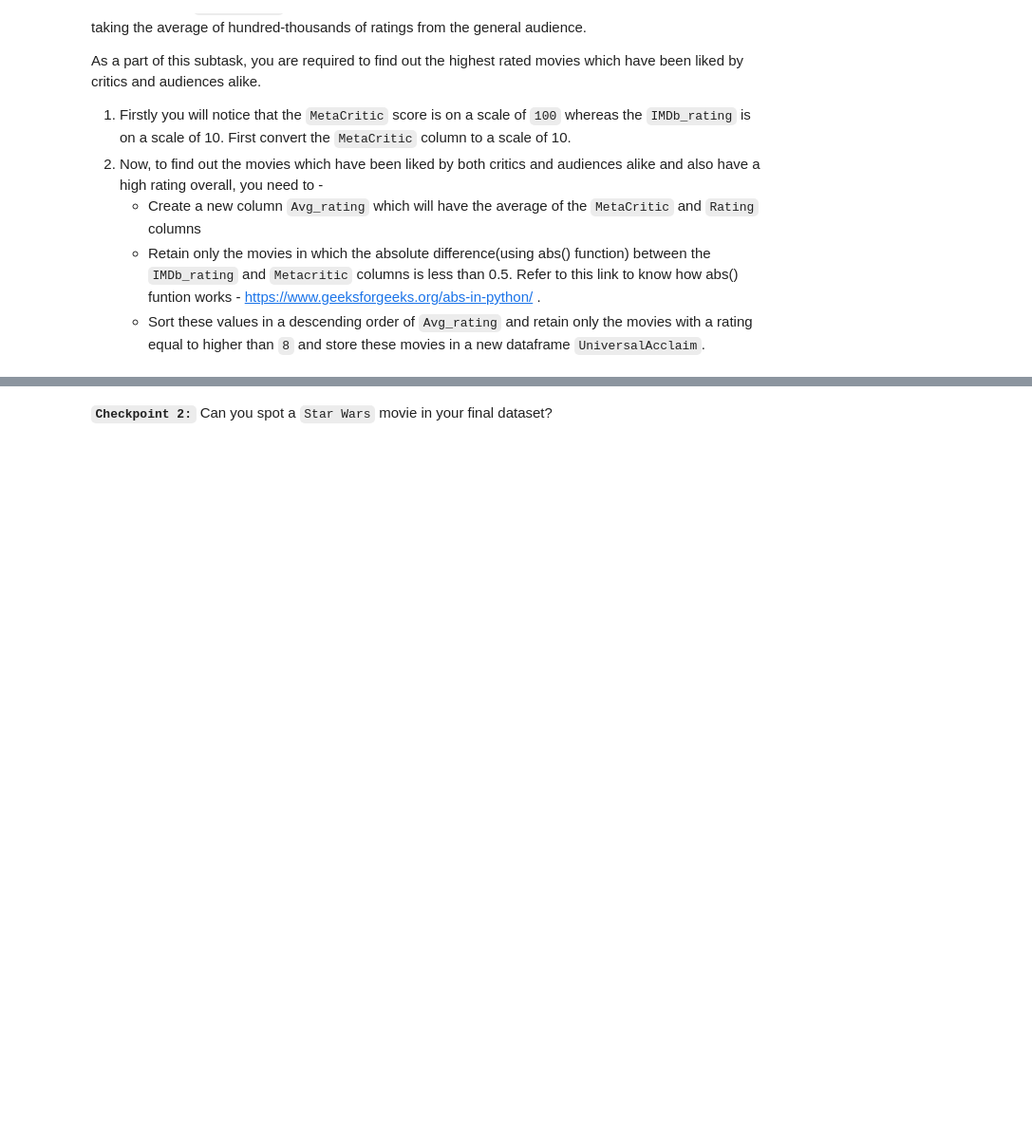
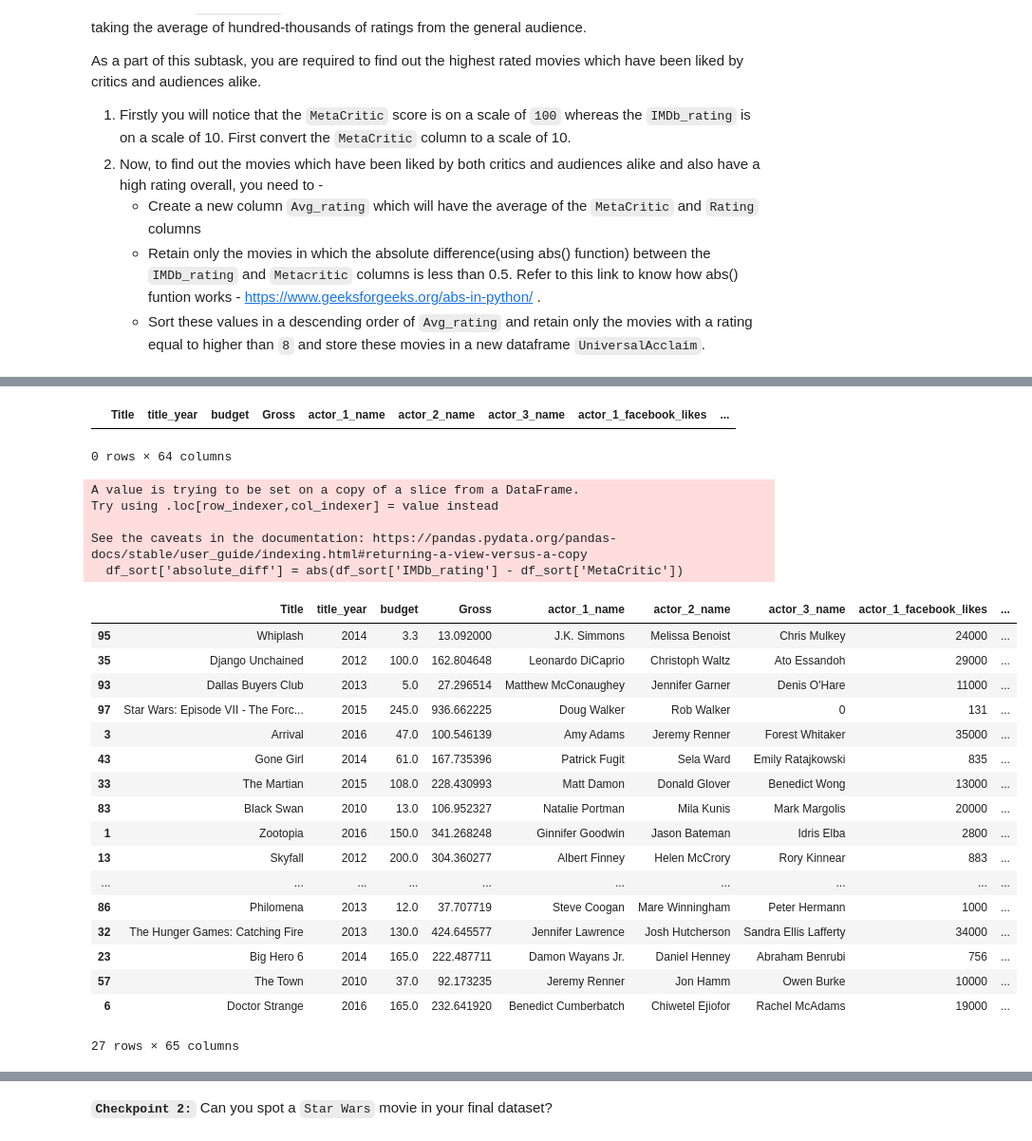
Before and after one commit to gokilapriya1808-AI/AI-ML-Assignments, a Jupyter notebook: IMDb+Movie+Assignment_gokila.ipynb, the cells around one changed output, grey strips where cells are left out. Shown at 95% size. Saved outputs shown, nothing was run; the diff lists cells and outputs as text; code cells hidden in the pictures; blank space fills up the shorter version.

```diff
--- a/IMDb+Movie+Assignment_gokila.ipynb
+++ b/IMDb+Movie+Assignment_gokila.ipynb
@@ -315,3 +349,6 @@ As a part of this subtask, you are required to find out the highest rated movies
     - Sort these values in a descending order of `Avg_rating` and retain only the movies with a rating equal to higher than `8` and store these movies in a new dataframe `UniversalAcclaim`.
 # %%
 # Change the scale of MetaCritic
+
+df_sort['MetaCritic'] = df['MetaCritic']/10
+df_sort['MetaCritic']
@@ -318,2 +387,4 @@ As a part of this subtask, you are required to find out the highest rated movies
 # %%
 # Find the average ratings
+df_sort['average'] = df_sort[['MetaCritic', 'IMDb_rating']].mean(axis=1)
+df_sort['average']
@@ -322,2 +409,40 @@ As a part of this subtask, you are required to find out the highest rated movies
 # %%
 # Find the movies with metacritic-rating < 0.5 and also with the average rating of >8
+
+df_movies_filter = df_sort_rating[(df_sort_rating['MetaCritic'] < 0.5) & (df_sort_rating['average'] > 8)]
+
+df_movies_filter
+# %% [output]
+|  | Title | title_year | budget | Gross | actor_1_name | actor_2_name | actor_3_name | actor_1_facebook_likes | ... |
+0 rows × 64 columns
+# %%
+# Retain only the movies in which the absolute difference(using abs() function) between the IMDb_rating and Metacritic columns is less than 0.5. Refer to this link to know how abs() funtion works - https://www.geeksforgeeks.org/abs-in-python/ .
+# Sort these values in a descending order of Avg_rating and retain only the movies with a rating equal to higher than 8 and store these movies in a new dataframe UniversalAcclaim.
+
+df_sort['absolute_diff'] = abs(df_sort['IMDb_rating'] - df_sort['MetaCritic'])
+df_sort = df_sort[(df_sort['absolute_diff'] < 0.5)].sort_values(by = "average", ascending=False)
+df_sort
+# %% [output]
+A value is trying to be set on a copy of a slice from a DataFrame.
+Try using .loc[row_indexer,col_indexer] = value instead
+
+See the caveats in the documentation: https://pandas.pydata.org/pandas-docs/stable/user_guide/indexing.html#returning-a-view-versus-a-copy
+  df_sort['absolute_diff'] = abs(df_sort['IMDb_rating'] - df_sort['MetaCritic'])
+|  | Title | title_year | budget | Gross | actor_1_name | actor_2_name | actor_3_name | actor_1_facebook_likes | ... |
+| 95 | Whiplash | 2014 | 3.3 | 13.092000 | J.K. Simmons | Melissa Benoist | Chris Mulkey | 24000 | ... |
+| 35 | Django Unchained | 2012 | 100.0 | 162.804648 | Leonardo DiCaprio | Christoph Waltz | Ato Essandoh | 29000 | ... |
+| 93 | Dallas Buyers Club | 2013 | 5.0 | 27.296514 | Matthew McConaughey | Jennifer Garner | Denis O'Hare | 11000 | ... |
+| 97 | Star Wars: Episode VII - The Forc... | 2015 | 245.0 | 936.662225 | Doug Walker | Rob Walker | 0 | 131 | ... |
+| 3 | Arrival | 2016 | 47.0 | 100.546139 | Amy Adams | Jeremy Renner | Forest Whitaker | 35000 | ... |
+| 43 | Gone Girl | 2014 | 61.0 | 167.735396 | Patrick Fugit | Sela Ward | Emily Ratajkowski | 835 | ... |
+| 33 | The Martian | 2015 | 108.0 | 228.430993 | Matt Damon | Donald Glover | Benedict Wong | 13000 | ... |
+| 83 | Black Swan | 2010 | 13.0 | 106.952327 | Natalie Portman | Mila Kunis | Mark Margolis | 20000 | ... |
+| 1 | Zootopia | 2016 | 150.0 | 341.268248 | Ginnifer Goodwin | Jason Bateman | Idris Elba | 2800 | ... |
+| 13 | Skyfall | 2012 | 200.0 | 304.360277 | Albert Finney | Helen McCrory | Rory Kinnear | 883 | ... |
+| ... | ... | ... | ... | ... | ... | ... | ... | ... | ... |
+| 86 | Philomena | 2013 | 12.0 | 37.707719 | Steve Coogan | Mare Winningham | Peter Hermann | 1000 | ... |
+| 32 | The Hunger Games: Catching Fire | 2013 | 130.0 | 424.645577 | Jennifer Lawrence | Josh Hutcherson | Sandra Ellis Lafferty | 34000 | ... |
+| 23 | Big Hero 6 | 2014 | 165.0 | 222.487711 | Damon Wayans Jr. | Daniel Henney | Abraham Benrubi | 756 | ... |
+| 57 | The Town | 2010 | 37.0 | 92.173235 | Jeremy Renner | Jon Hamm | Owen Burke | 10000 | ... |
+| 6 | Doctor Strange | 2016 | 165.0 | 232.641920 | Benedict Cumberbatch | Chiwetel Ejiofor | Rachel McAdams | 19000 | ... |
+27 rows × 65 columns
```
Also changed, not shown: parts of 13 cells of this notebook.
